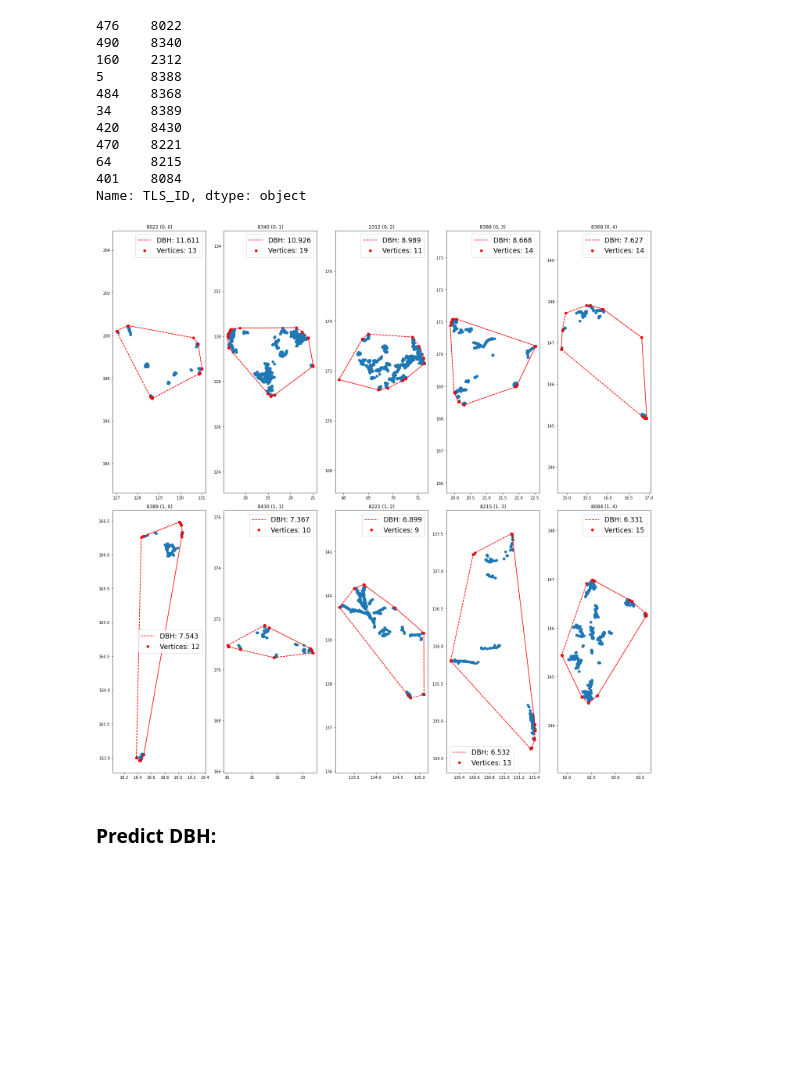
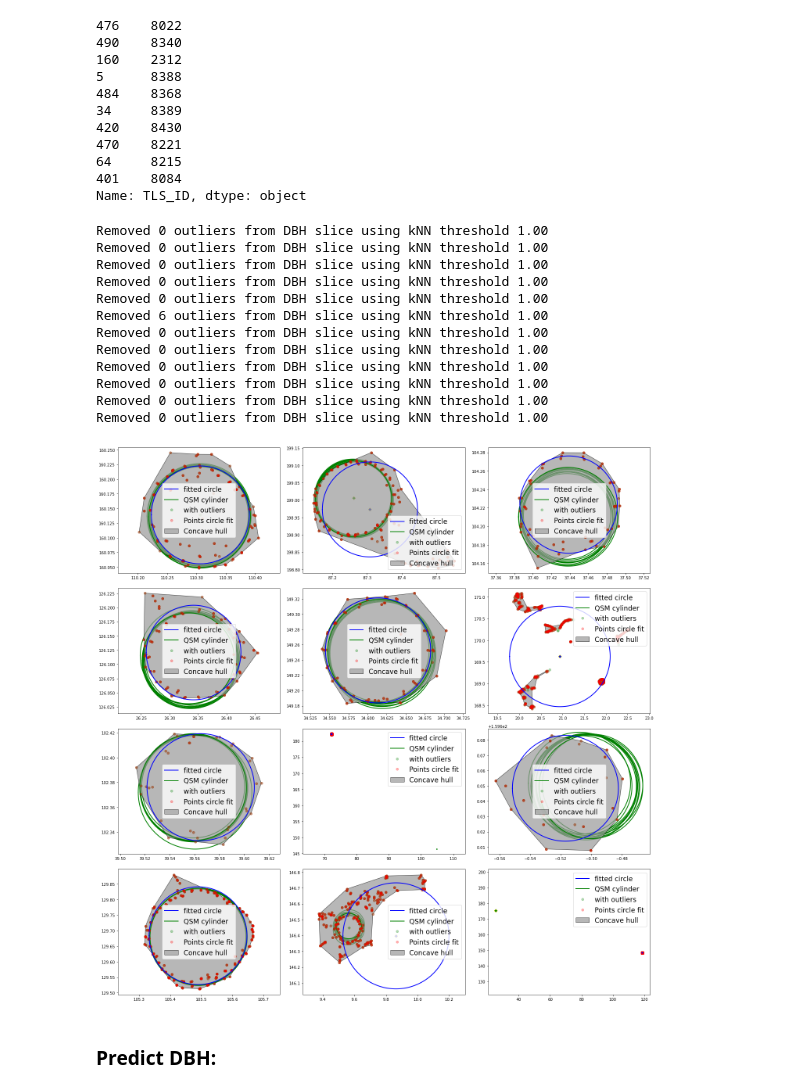
Before and after one commit to sabinenix/CloudDBH, a Jupyter notebook: CloudDBH.ipynb, the cells around one changed output. Drawn from its saved outputs; the diff is of its cells as text; code cells hidden in the pictures; blank space fills up the shorter version.

```diff
--- a/CloudDBH.ipynb
+++ b/CloudDBH.ipynb
@@ -183,7 +183,7 @@ def f(c, x, y):
     Ri = calc_R(x, y, *c)
     return Ri - Ri.mean()
 
-def plot_dbh(x,y, xc, yc, R,polygon,df,treename,QSM=True):
+def plot_dbh(x,y, xc, yc, R,polygon,df,treename,qsm_path, QSM=True):
     fig = plt.figure(figsize=(10,10))
     ax = fig.add_subplot(111)
     x_min, y_min, x_max, y_max = polygon.bounds
@@ -222,16 +222,16 @@ def plot_dbh(x,y, xc, yc, R,polygon,df,treename,QSM=True):
                 yqsm_fit = yqsm + Rqsm*np.sin(theta_fit)
                 plt.plot(xqsm_fit, yqsm_fit, 'g-', lw=2,zorder=2)
     # plot data
-    plt.plot([xqsm], [yqsm], 'gD', mec='y', mew=1)
+    #plt.plot([xqsm], [yqsm], 'gD', mec='y', mew=1)
     plt.plot(x, y, 'ro', label='Points circle fit', mew=1,alpha=0.3,zorder=4)
     patch = PolygonPatch(polygon, fc='#999999',ec='#000000', fill=True,label='Concave hull',zorder=2,alpha=0.7)
     ax.add_patch(patch)
     plt.legend(loc='best',labelspacing=0.1 )
     plt.grid()
     plt.title("DBH cross section of %s" %treename)
-    if not os.path.exists('plot/DBH/'):
-        os.makedirs('plot/DBH')
-    plt.savefig('plot/DBH/DBH_'+str(treename)+'.png')
+    #if not os.path.exists('plot/DBH/'):
+        #os.makedirs('plot/DBH')
+    #plt.savefig('plot/DBH/DBH_'+str(treename)+'.png')
     plt.show()
     plt.close()
 
@@ -267,7 +267,7 @@ def calc_dbh(treename,df): #treename string, pandasdf with x y z columns
         #outer hull:
         ##slightly larger alpha here, want to resolve some detail in dbh slice
         Tarea, Lshape, concave_hull, edge_points = alpha_shape(x,y,5,treename,False)
-        plot_dbh(x,y, xc, yc, R,concave_hull,df,treename,True)
+        plot_dbh(x,y, xc, yc, R,concave_hull,df,treename,qsm_path,True)
     else:
         xc = yc = R = residu = 'NA'
     return xc, yc, R, residu, Tarea, Lshape, concave_hull
@@ -565,9 +702,21 @@ bigtrees = df_dbh.iloc[0:10, 0]
 401    8084
 Name: TLS_ID, dtype: object
 # %%
-bigtreedbh = calc_convexhull(bigtrees, pts_path, True)
+bigtreedbh = calc_dbh(singlestemmed[0:12], pts_path, True)
 # %% [output]
+Removed 0 outliers from DBH slice using kNN threshold 1.00
+Removed 0 outliers from DBH slice using kNN threshold 1.00
+Removed 0 outliers from DBH slice using kNN threshold 1.00
+Removed 0 outliers from DBH slice using kNN threshold 1.00
+Removed 0 outliers from DBH slice using kNN threshold 1.00
+Removed 6 outliers from DBH slice using kNN threshold 1.00
+Removed 0 outliers from DBH slice using kNN threshold 1.00
+Removed 0 outliers from DBH slice using kNN threshold 1.00
+Removed 0 outliers from DBH slice using kNN threshold 1.00
+Removed 0 outliers from DBH slice using kNN threshold 1.00
+Removed 0 outliers from DBH slice using kNN threshold 1.00
+Removed 0 outliers from DBH slice using kNN threshold 1.00
-[figure, old version]
+[figure, new version]
 # %% [markdown]
 ### Predict DBH:
 # %%
```
Also changed, not shown: parts of 15 cells of this notebook.
